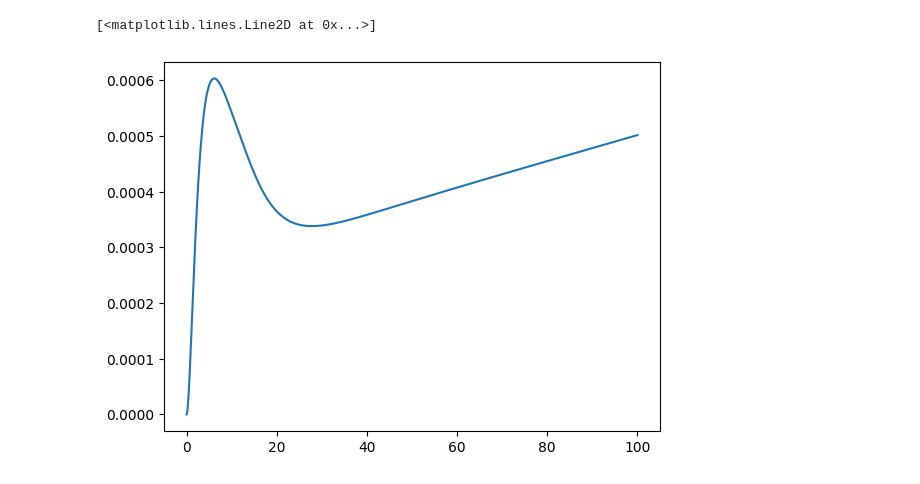
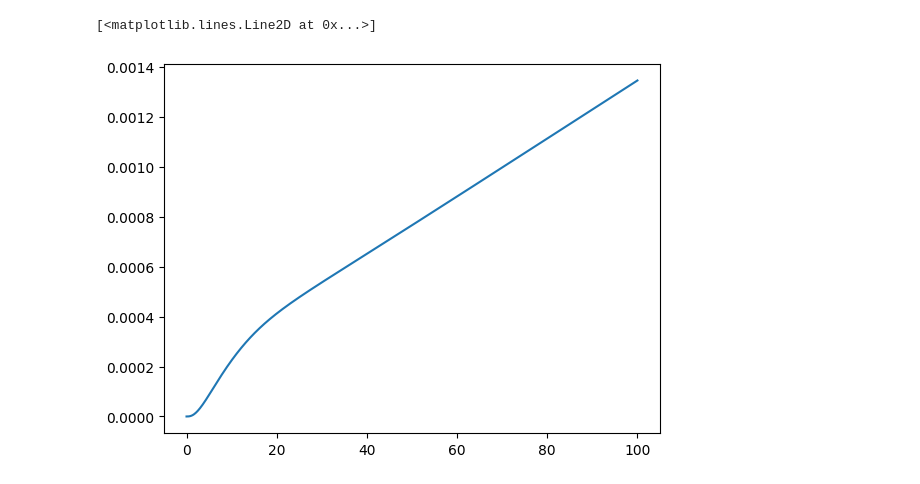
Before and after one commit to JooshK/HIF1-Signaling, a Jupyter notebook: src/nguyen/nguyen_model.ipynb, the cells around one changed output. Saved outputs shown, nothing was run; the diff lists cells and outputs as text; code cells hidden in the pictures.

```diff
--- a/src/nguyen/nguyen_model.ipynb
+++ b/src/nguyen/nguyen_model.ipynb
@@ -25,10 +28,4 @@ luciferase = list()
 species = [HIFa, HIFa_pOH, HIFa_aOH, HIFa_aOHpOH, HIFan_pOH, HIFan, HIFd, HIFd_HRE, HIFan_aOH, HIFan_aOHpOH, PHD, PHDn, HIFb, HRE, mRNA, protein, luciferase]
-# %%
-s0 = [5, 0, 0, 0, 0, 0, 0, 0, 0, 0, 100, 0, 170, 50, 0, 0, 0]
-stop_time = 100
-num_points = 1000
-t = np.linspace(0,stop_time, num_points)
-p = Params()
 # %%
 solution = solve_model(t, nguyen_model, s0, p)
 for i in range(len(solution)):
@@ -36,10 +33,10 @@ for i in range(len(solution)):
         species[j].append(solution[i][j])
 # %%
 figure1 = plt.figure()
-plt.plot(t, HIFd)
+plt.plot(t, HIFd_HRE)
 # %% [output]
 [<matplotlib.lines.Line2D at 0x...>]
-[figure, old version]
+[figure, new version]
 # %%
 s0 = [5, 0, 0, 0, 0, 0, 0, 0, 0, 0, 100, 0, 170, 50, 0, 0, 0, 1, 0]
 HIFa = list()
```
Also changed, not shown: parts of 6 cells of this notebook.
